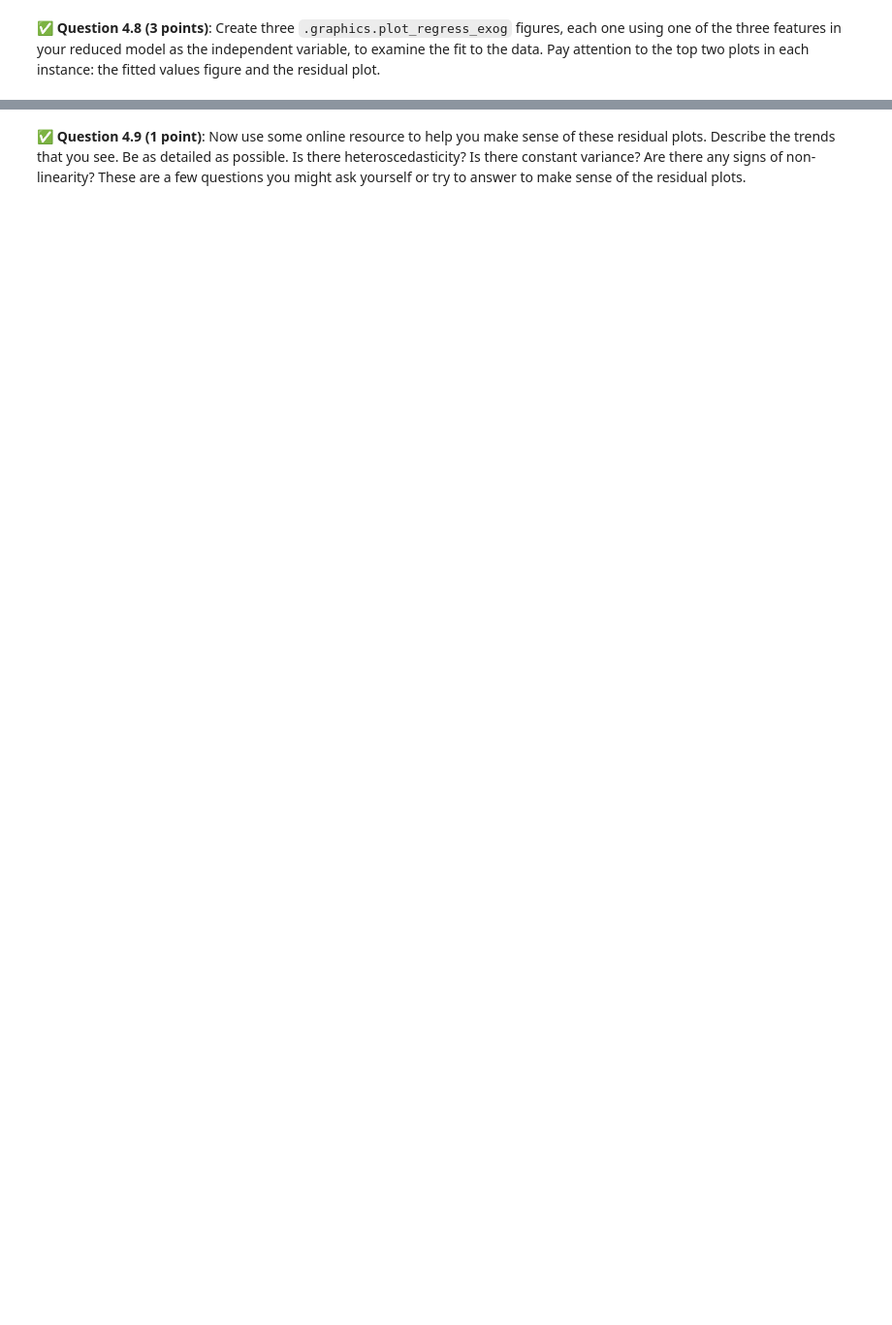
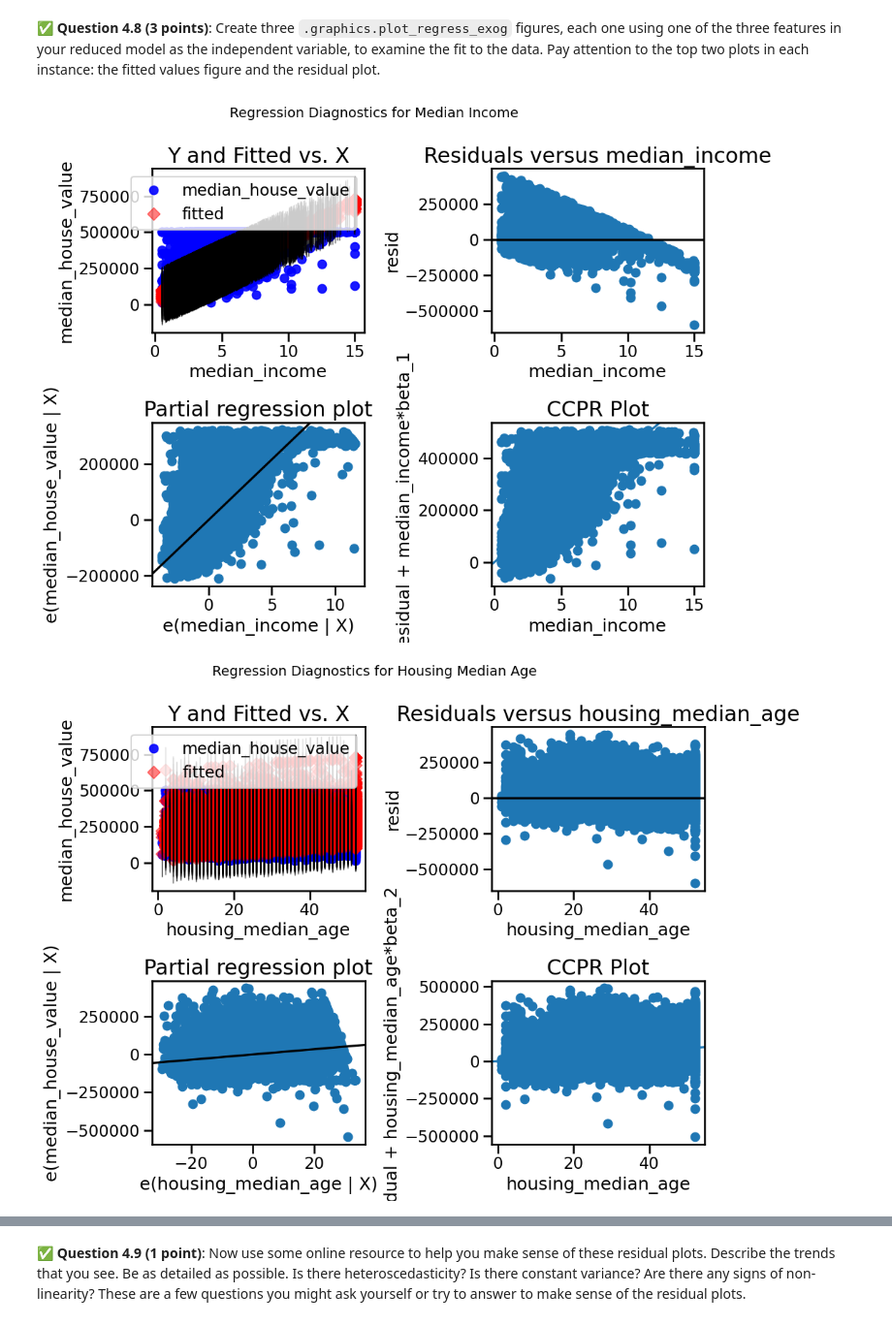
Before and after one commit to JonahXA/cmse202-f25-turnin, a Jupyter notebook: hw-03/HW-03_Regression-F25-STUDENT.ipynb, the cells around one changed output, grey strips where cells are left out. Shown at 97% size. Drawn from its saved outputs; the diff is of its cells as text; code cells hidden in the pictures; blank space fills up the shorter version.

```diff
--- a/hw-03/HW-03_Regression-F25-STUDENT.ipynb
+++ b/hw-03/HW-03_Regression-F25-STUDENT.ipynb
@@ -301,0 +300,9 @@ In this part, we will explore multivariable regression on the same California Ho
+# %%
+import statsmodels.api as sm
+
+X_multi = df_clean.drop(columns=["median_house_value"])
+X_multi = sm.add_constant(X_multi)
+y_multi = df_clean["median_house_value"]
+
+multi_model = sm.OLS(y_multi, X_multi).fit()
+multi_model.summary()
@@ -325,0 +366,7 @@ Multicollinearity is a statistical phenomenon where some of the features in a mo
+# %%
+X_reduced = df_clean[["median_income", "housing_median_age", "longitude"]]
+X_reduced = sm.add_constant(X_reduced)
+y_reduced = df_clean["median_house_value"]
+
+reduced_model = sm.OLS(y_reduced, X_reduced).fit()
+reduced_model.summary()
@@ -341,0 +420,19 @@ Multicollinearity is a statistical phenomenon where some of the features in a mo
+# %%
+import matplotlib.pyplot as plt
+
+fig = sm.graphics.plot_regress_exog(reduced_model, "median_income", fig=plt.figure(figsize=(10,8)))
+plt.suptitle("Regression Diagnostics for Median Income", fontsize=14)
+plt.tight_layout()
+
+fig = sm.graphics.plot_regress_exog(reduced_model, "housing_median_age", fig=plt.figure(figsize=(10,8)))
+plt.suptitle("Regression Diagnostics for Housing Median Age", fontsize=14)
+plt.tight_layout()
+
+fig = sm.graphics.plot_regress_exog(reduced_model, "longitude", fig=plt.figure(figsize=(10,8)))
+plt.suptitle("Regression Diagnostics for Longitude", fontsize=14)
+plt.tight_layout()
+
+plt.show()
+# %% [output]
+[figure, added]
+[figure, added]
```
Also changed, not shown: parts of 19 cells of this notebook.
